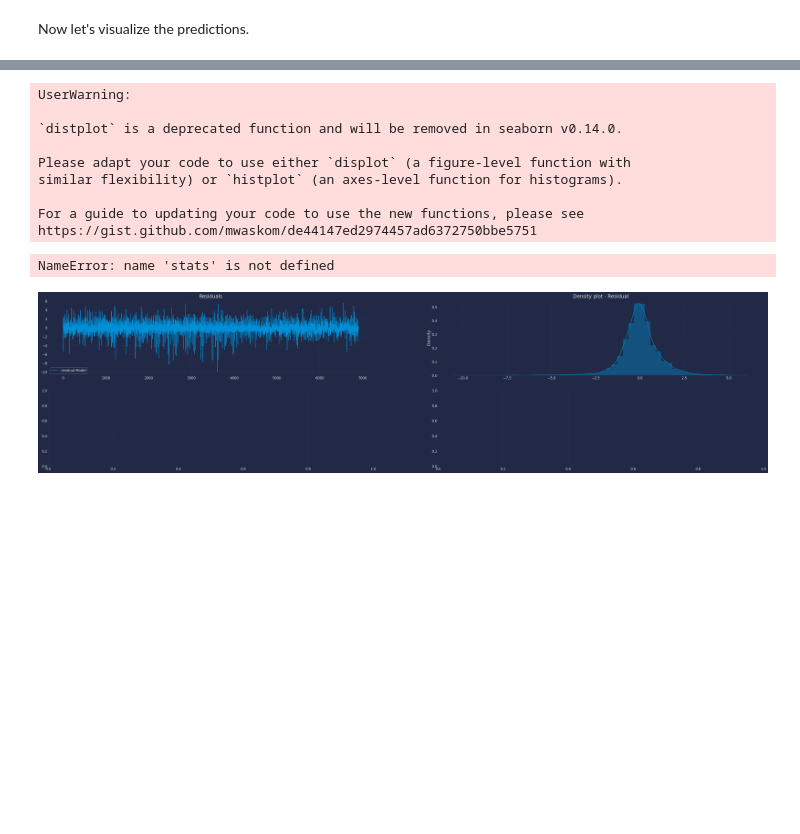
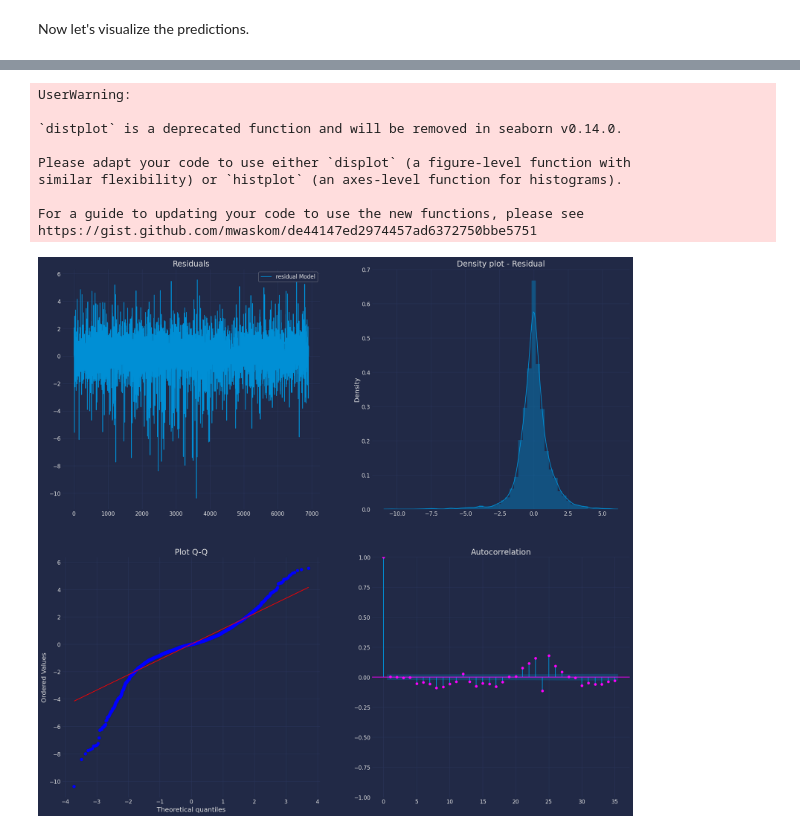
Before and after one commit to dBCooper2/utilities-dashboard-v3, a Jupyter notebook: notebooks/forecasting/forecasting-2-autoarima.ipynb, the cells around one changed output, grey strips where cells are left out. Saved outputs shown, nothing was run; the diff lists cells and outputs as text; code cells hidden in the pictures; blank space fills up the shorter version.

```diff
--- a/notebooks/forecasting/forecasting-2-autoarima.ipynb
+++ b/notebooks/forecasting/forecasting-2-autoarima.ipynb
@@ -253,33 +253,32 @@ residual
 6905 rows × 1 columns
 # %%
-fig, axs = plt.subplots(nrows=2, ncols=2)
+fig, axs = plt.subplots(nrows=2, ncols=2, figsize=(20, 20))
 
 # plot[1,1]
 residual.plot(ax=axs[0,0])
 axs[0,0].set_title("Residuals");
 
 # plot
 sns.distplot(residual, ax=axs[0,1]);
 axs[0,1].set_title("Density plot - Residual");
 
 # plot
 stats.probplot(residual["residual Model"], dist="norm", plot=axs[1,0])
 axs[1,0].set_title('Plot Q-Q')
 
 # plot
 plot_acf(residual,  lags=35, ax=axs[1,1],color="fuchsia")
 axs[1,1].set_title("Autocorrelation");
 
 plt.show();
 # %% [output]
 UserWarning:
 
 `distplot` is a deprecated function and will be removed in seaborn v0.14.0.
 
 Please adapt your code to use either `displot` (a figure-level function with
 similar flexibility) or `histplot` (an axes-level function for histograms).
 
 For a guide to updating your code to use the new functions, please see
 https://gist.github.com/mwaskom/de44147ed2974457ad6372750bbe5751
-NameError: name 'stats' is not defined
-[figure, old version]
+[figure, new version]
```
Also changed, not shown: parts of 6 cells of this notebook.
